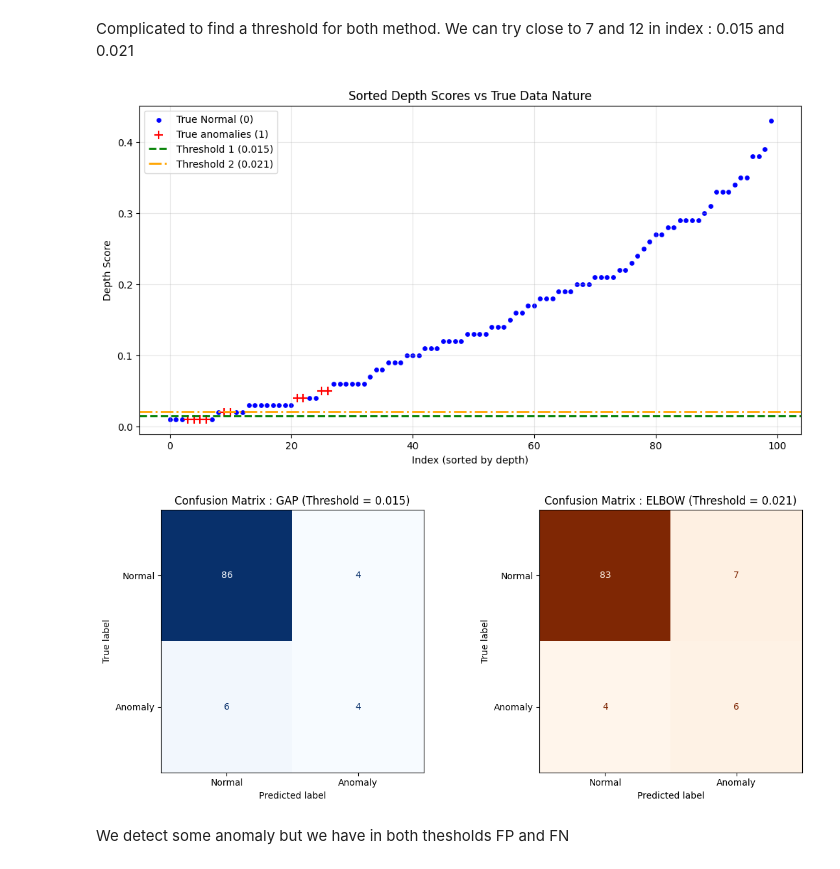
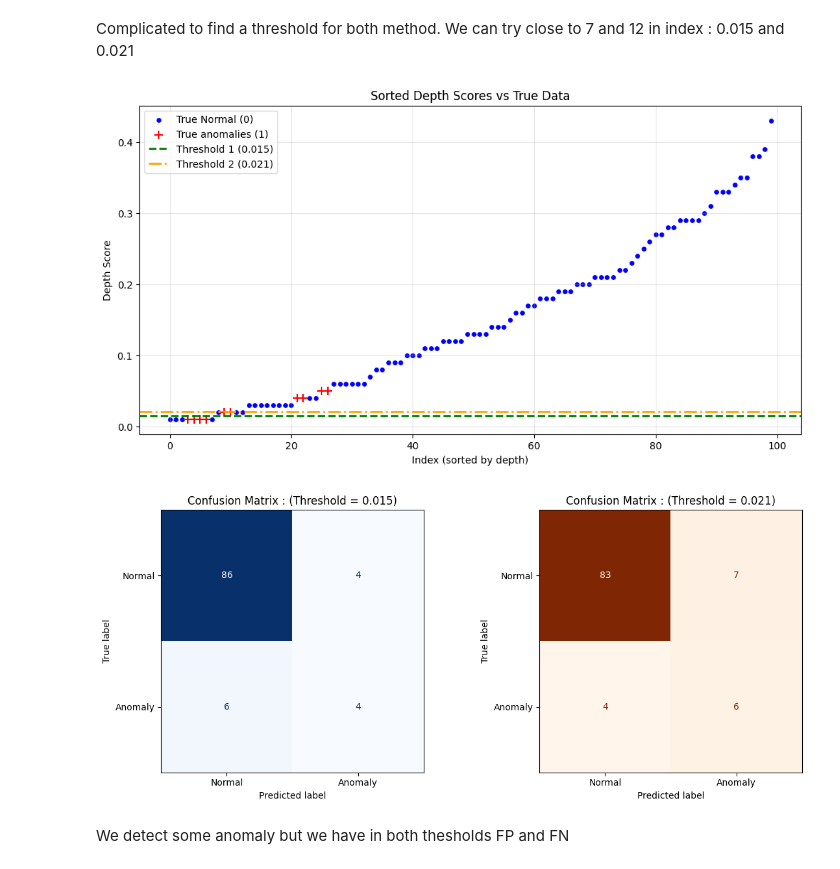
Before and after one commit to loanrottier/data_mining_project, a Jupyter notebook: depth_functions.ipynb, the cells around one changed output. Cells and saved outputs as stored; diff of their text form; code cells hidden in the pictures.

Commit message:
update threshold and data

```diff
--- a/depth_functions.ipynb
+++ b/depth_functions.ipynb
@@ -351,36 +351,36 @@ ax.scatter(np.arange(len(y_generated))[y_sorted==1], scores_sorted[y_sorted==1],
 # Add threshold lines
 ax.axhline(y=threshold_1, color='green', linestyle='--', linewidth=2, label=f'Threshold 1 ({threshold_1})')
 ax.axhline(y=threshold_2, color='orange', linestyle='-.', linewidth=2, label=f'Threshold 2 ({threshold_2})')
 
-ax.set_title("Sorted Depth Scores vs True Data Nature")
+ax.set_title("Sorted Depth Scores vs True Data")
 ax.set_xlabel("Index (sorted by depth)")
 ax.set_ylabel("Depth Score")
 ax.legend()
 ax.grid(True, alpha=0.3)
 plt.show()
 
 
 #confusion matrices for both methods
 from sklearn.metrics import ConfusionMatrixDisplay
 fig, (ax1, ax2) = plt.subplots(1, 2, figsize=(12, 5))
 
 # Matrice Gap
 cm_gap = confusion_matrix(y_generated, y_pred_1)
 disp_gap = ConfusionMatrixDisplay(confusion_matrix=cm_gap, display_labels=['Normal', 'Anomaly'])
 disp_gap.plot(ax=ax1, cmap='Blues', colorbar=False)
 ax1.set_title(f"Confusion Matrix : (Threshold = {threshold_1})")
 
 # Matrice Elbow
 cm_elbow = confusion_matrix(y_generated, y_pred_2)
 disp_elbow = ConfusionMatrixDisplay(confusion_matrix=cm_elbow, display_labels=['Normal', 'Anomaly'])
 disp_elbow.plot(ax=ax2, cmap='Oranges', colorbar=False)
 ax2.set_title(f"Confusion Matrix : (Threshold = {threshold_2})")
 
 plt.tight_layout()
 plt.show()
 # %% [output]
-[figure, old version]
+[figure, new version]
-[figure, old version]
+[figure, new version]
 # %% [markdown]
 We detect some anomaly but we have in both thesholds FP and FN
 # %% [markdown]
```
Also changed, not shown: parts of 22 cells of this notebook, 1 other file.
